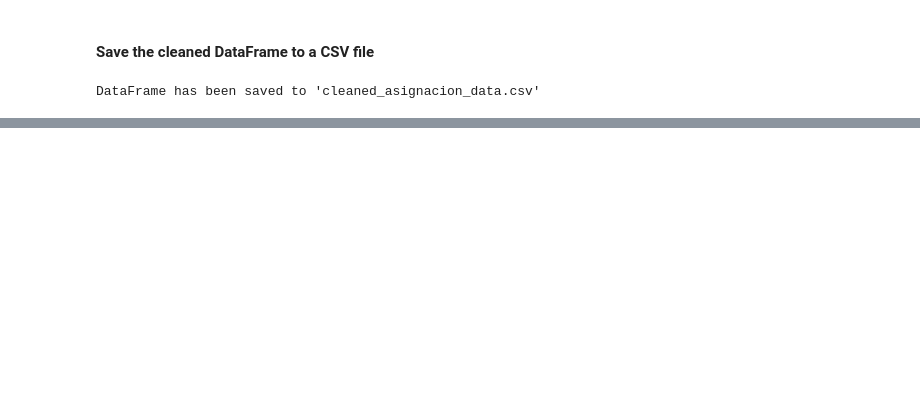
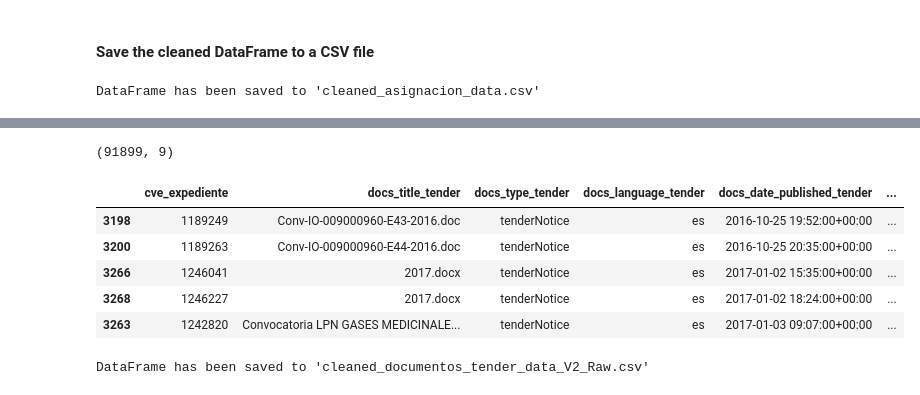
Before and after one commit to DGRIA/Anticorruption_ETL_MEX, a Jupyter notebook: src/templates/3_Data_Cleaning_Parquet.ipynb, the cells around one changed output, grey strips where cells are left out. Saved outputs shown, nothing was run; the diff lists cells and outputs as text; code cells hidden in the pictures; blank space fills up the shorter version.

Commit message:
data cleaning updated

```diff
--- a/src/templates/3_Data_Cleaning_Parquet.ipynb
+++ b/src/templates/3_Data_Cleaning_Parquet.ipynb
@@ -404,0 +414,7 @@ DataFrame has been saved to 'cleaned_asignacion_data.csv'
+# %%
+# Read CSV and save to Parquet
+documentos_df = pd.read_csv('../../data/Processed/All_Tables_Raw/documentos_tender_data_V2_Raw.csv')
+documentos_df.to_parquet('../../data/Processed/parquet_files/documentos_tender_data_V2_Raw.parquet')
+
+elapsed_time = time.time() - start_time
+print(f"Tiempo de ejecución: {elapsed_time} segundos")
@@ -404,0 +446,27 @@ DataFrame has been saved to 'cleaned_asignacion_data.csv'
+# %%
+# Asegurarte de que la columna de fecha esté en el formato datetime
+documentos_df['docs_date_published_tender'] = pd.to_datetime(documentos_df['docs_date_published_tender'])
+
+# Ordenar el DataFrame por la fecha de publicación en orden ascendente
+documentos_df = documentos_df.sort_values(by='docs_date_published_tender', ascending=True)
+
+# Eliminar duplicados y mantener el primer registro de cada grupo basado en 'cve_expediente'
+documentos_df = documentos_df.drop_duplicates(subset='cve_expediente', keep='first')
+
+# Verificar el resultado
+print(documentos_df.shape)
+documentos_df.head()
+# %% [output]
+(91899, 9)
+|  | cve_expediente | docs_title_tender | docs_type_tender | docs_language_tender | docs_date_published_tender | ... |
+| 3198 | 1189249 | Conv-IO-009000960-E43-2016.doc | tenderNotice | es | 2016-10-25 19:52:00+00:00 | ... |
+| 3200 | 1189263 | Conv-IO-009000960-E44-2016.doc | tenderNotice | es | 2016-10-25 20:35:00+00:00 | ... |
+| 3266 | 1246041 | 2017.docx | tenderNotice | es | 2017-01-02 15:35:00+00:00 | ... |
+| 3268 | 1246227 | 2017.docx | tenderNotice | es | 2017-01-02 18:24:00+00:00 | ... |
+| 3263 | 1242820 | Convocatoria LPN GASES MEDICINALE... | tenderNotice | es | 2017-01-03 09:07:00+00:00 | ... |
+# %%
+documentos_df.to_csv('../../data/Cleaned/cleaned_documentos_tender_data_V2_Raw.csv', index=False, encoding='utf-8')
+
+print("DataFrame has been saved to 'cleaned_documentos_tender_data_V2_Raw.csv'")
+# %% [output]
+DataFrame has been saved to 'cleaned_documentos_tender_data_V2_Raw.csv'
```
Also changed, not shown: parts of 20 cells of this notebook.
